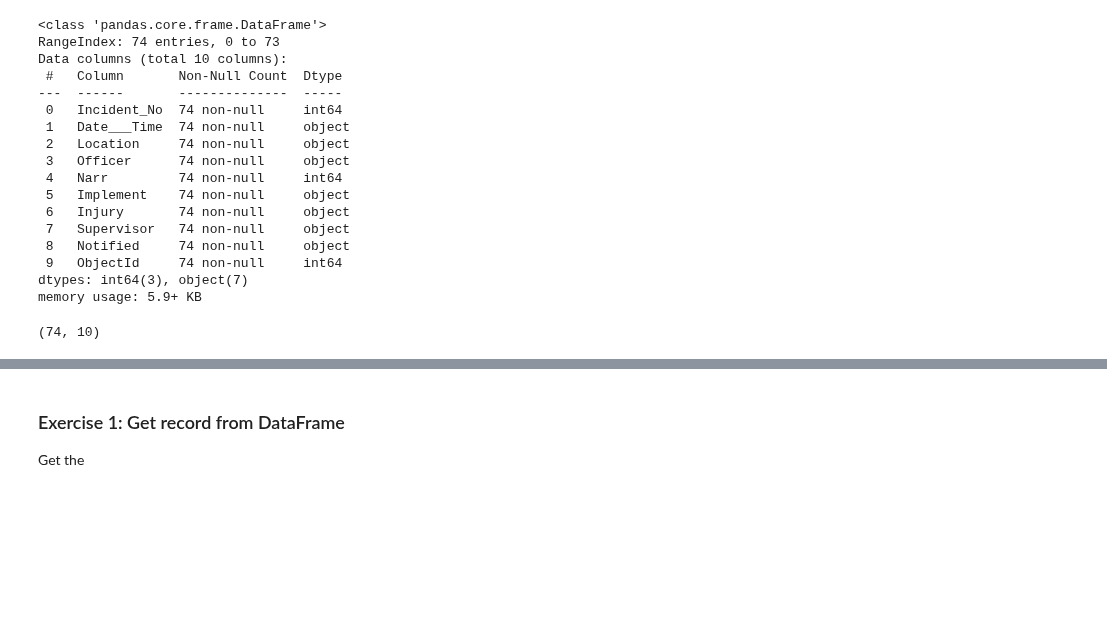
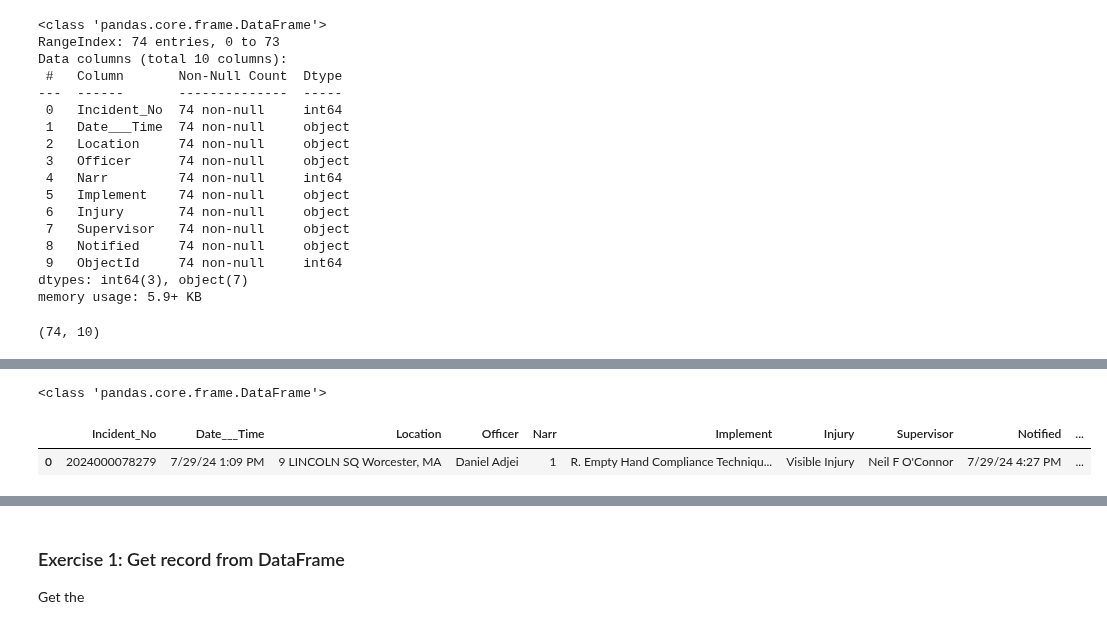
Before and after one commit to gisynw/ssj-302_V1, a Jupyter notebook: docs/Lectures/Week04_Pandas.ipynb, the cells around one changed output, grey strips where cells are left out. Saved outputs shown, nothing was run; the diff lists cells and outputs as text; code cells hidden in the pictures; blank space fills up the shorter version.

```diff
--- a/docs/Lectures/Week04_Pandas.ipynb
+++ b/docs/Lectures/Week04_Pandas.ipynb
@@ -72,0 +154,9 @@ RangeIndex(start=0, stop=74, step=1)
+# %%
+# Access a row as DataFrame
+row_df = incidents.iloc[[0],:]
+print(type(row_df))
+row_df
+# %% [output]
+<class 'pandas.core.frame.DataFrame'>
+|  | Incident_No | Date___Time | Location | Officer | Narr | Implement | Injury | Supervisor | Notified | ... |
+| 0 | 2024000078279 | 7/29/24 1:09 PM | 9 LINCOLN SQ Worcester, MA | Daniel Adjei | 1 | R. Empty Hand Compliance Techniqu... | Visible Injury | Neil F O'Connor | 7/29/24 4:27 PM | ... |
```
Also changed, not shown: parts of 22 cells of this notebook.
